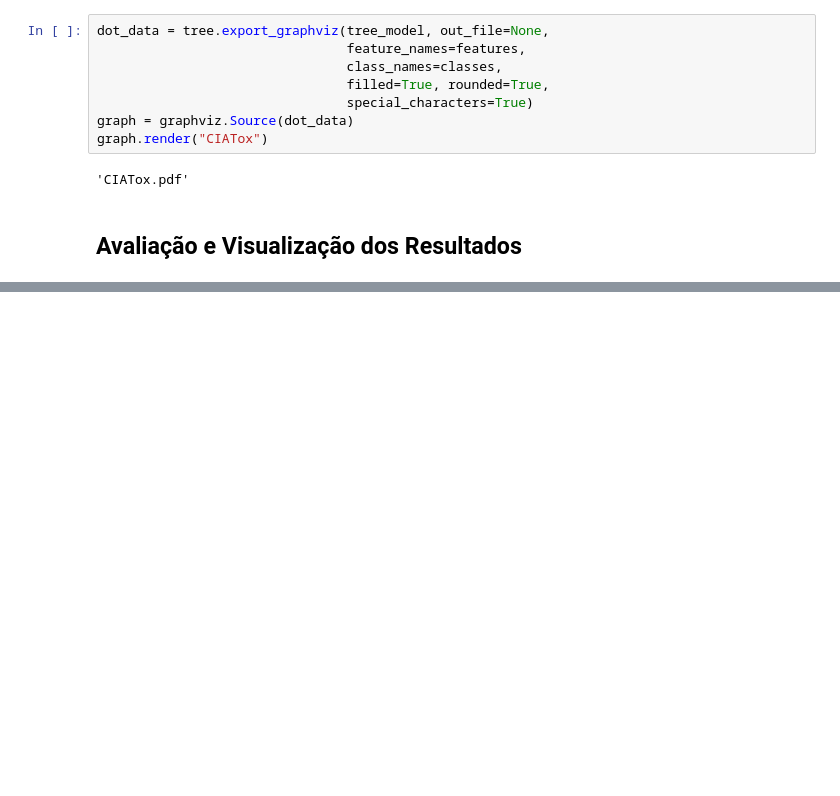
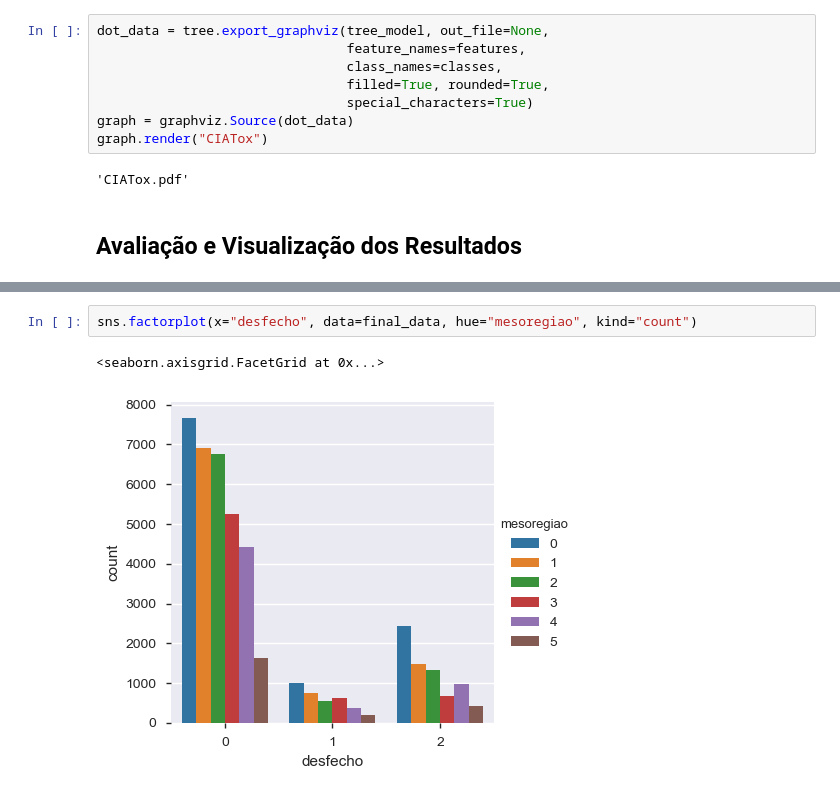
Before and after one commit to igoryamamoto/data-mining, a Jupyter notebook: data-preparation.ipynb, the cells around one changed output, grey strips where cells are left out. Cells and saved outputs as stored; diff of their text form; blank space fills up the shorter version.

```diff
--- a/data-preparation.ipynb
+++ b/data-preparation.ipynb
@@ -441,0 +445,5 @@ for model in models:
+# %%
+sns.factorplot(x="desfecho", data=final_data, hue="mesoregiao", kind="count")
+# %% [output]
+<seaborn.axisgrid.FacetGrid at 0x...>
+[figure, added]
```
Also changed, not shown: parts of 4 cells of this notebook, 2 other files.
